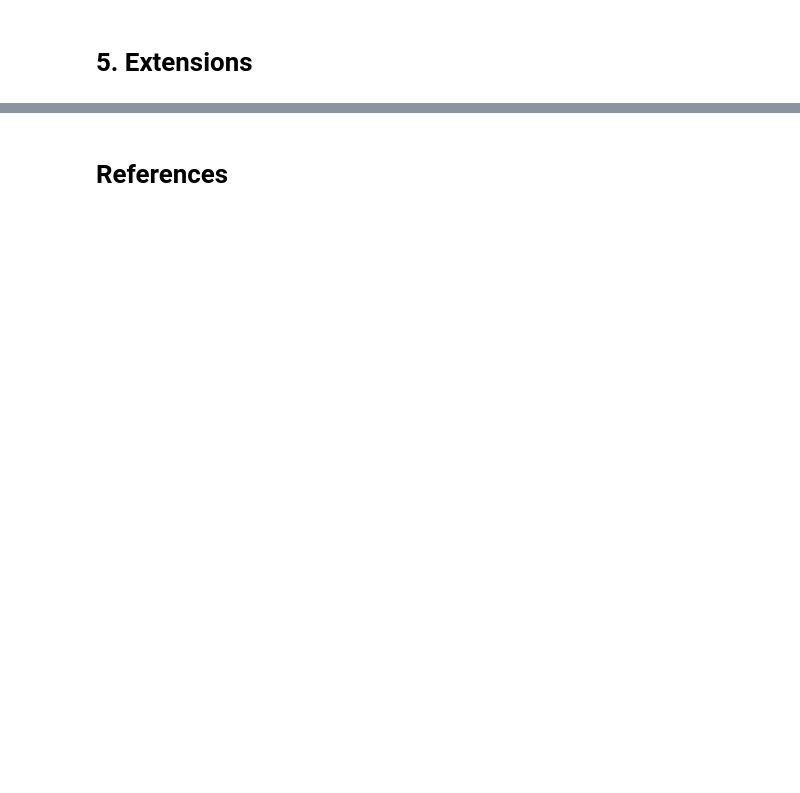
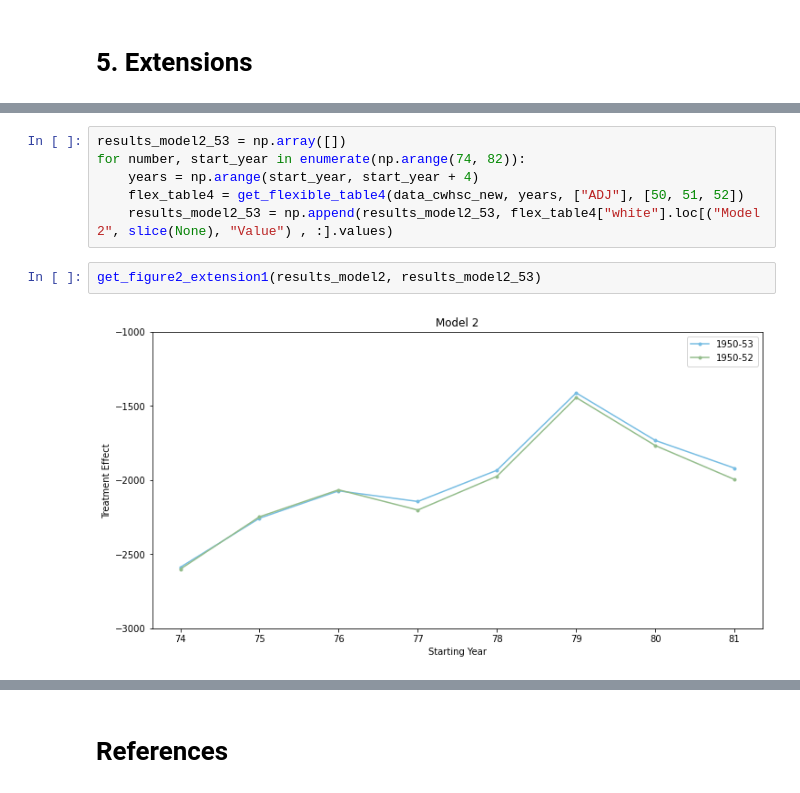
Before and after one commit to Pascalheid/microeconometrics-course-project-Pascalheid, a Jupyter notebook: Angrist_1990.ipynb, the cells around one changed output, grey strips where cells are left out. Cells and saved outputs as stored; diff of their text form; blank space fills up the shorter version.

```diff
--- a/Angrist_1990.ipynb
+++ b/Angrist_1990.ipynb
@@ -478,0 +511,10 @@ Morgan and Winship (2014) add to this that the bias introduced by this is furthe
+# %%
+results_model2_53 = np.array([])
+for number, start_year in enumerate(np.arange(74, 82)):
+    years = np.arange(start_year, start_year + 4)
+    flex_table4 = get_flexible_table4(data_cwhsc_new, years, ["ADJ"], [50, 51, 52])
+    results_model2_53 = np.append(results_model2_53, flex_table4["white"].loc[("Model 2", slice(None), "Value") , :].values)
+# %%
+get_figure2_extension1(results_model2, results_model2_53)
+# %% [output]
+[figure, added]
```
Also changed, not shown: parts of 18 cells of this notebook, 1 other file.
